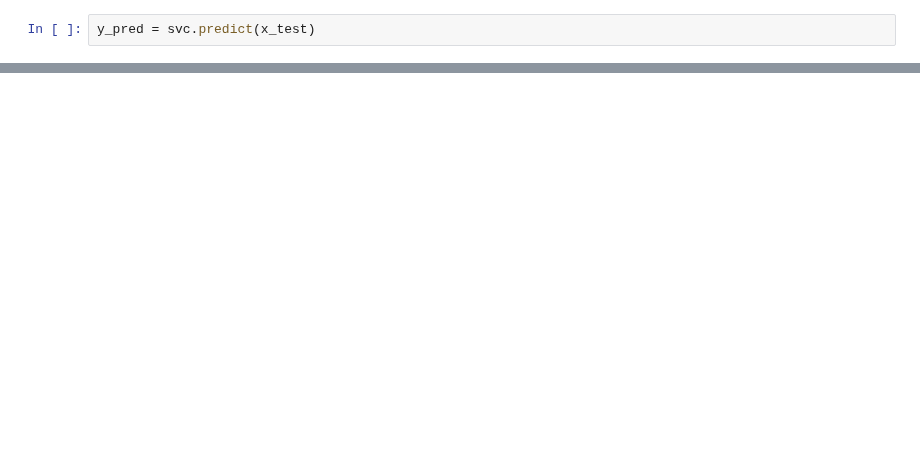
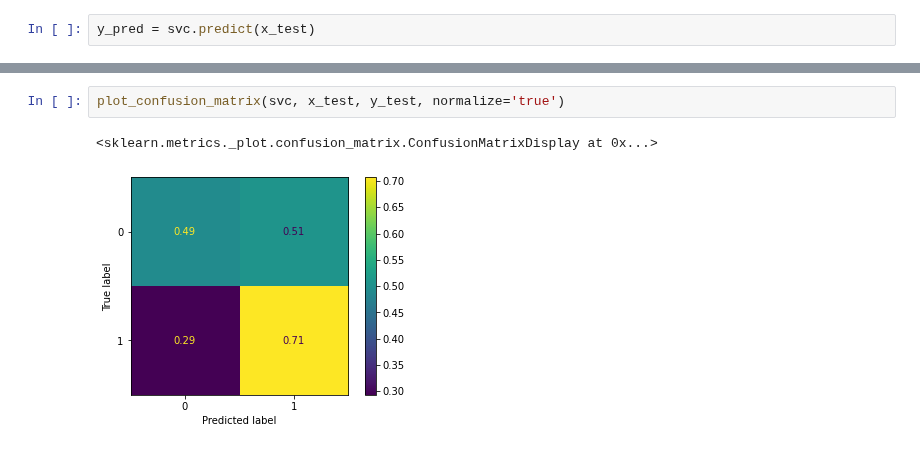
Before and after one commit to rafaelmotaalves/neural-networks, a Jupyter notebook: trn/svm.ipynb, the cells around one changed output, grey strips where cells are left out. Saved outputs shown, nothing was run; the diff lists cells and outputs as text; blank space fills up the shorter version.

```diff
--- a/trn/svm.ipynb
+++ b/trn/svm.ipynb
@@ -31,0 +36,5 @@ F1:               0.5328
+# %%
+plot_confusion_matrix(svc, x_test, y_test, normalize='true')
+# %% [output]
+<sklearn.metrics._plot.confusion_matrix.ConfusionMatrixDisplay at 0x...>
+[figure, added]
```
Also changed, not shown: parts of 7 cells of this notebook.
